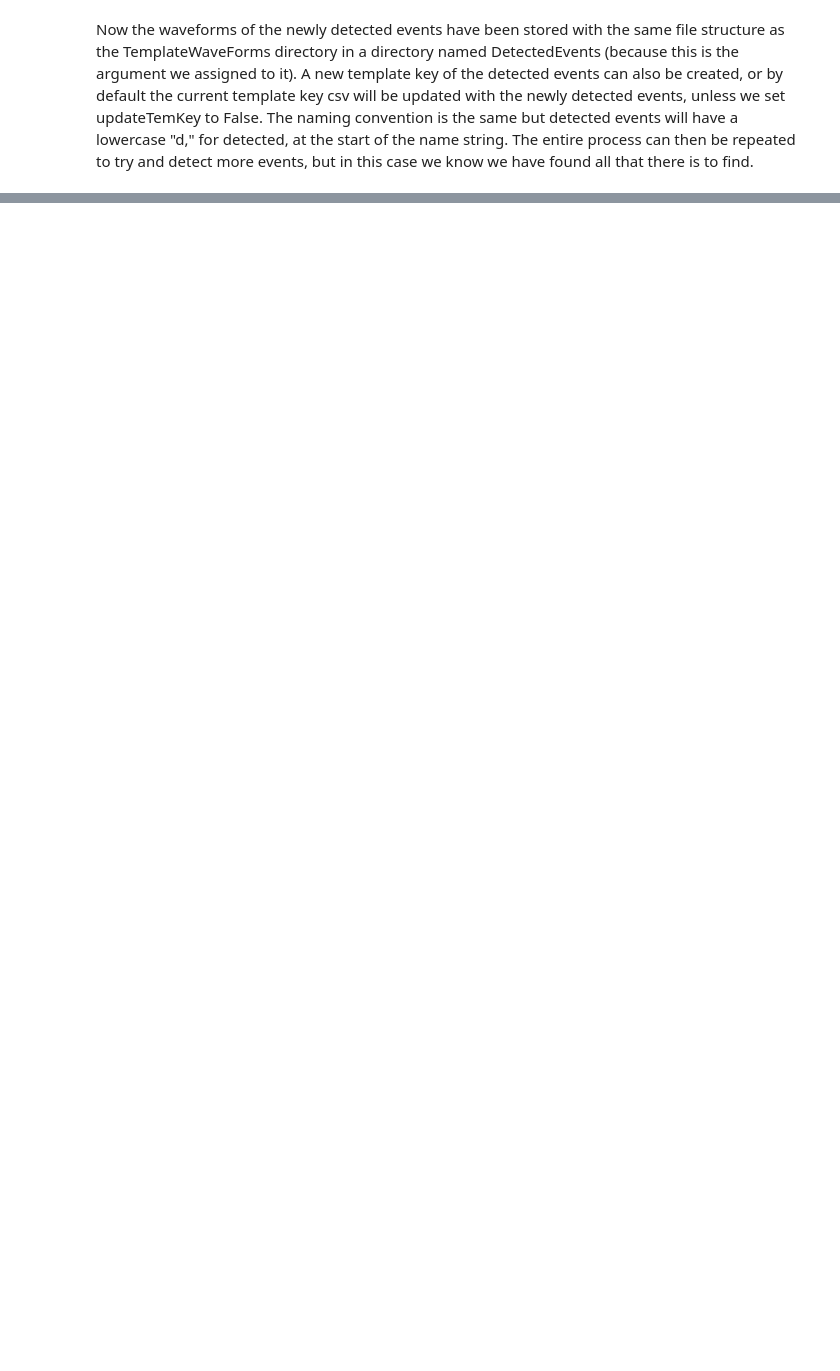
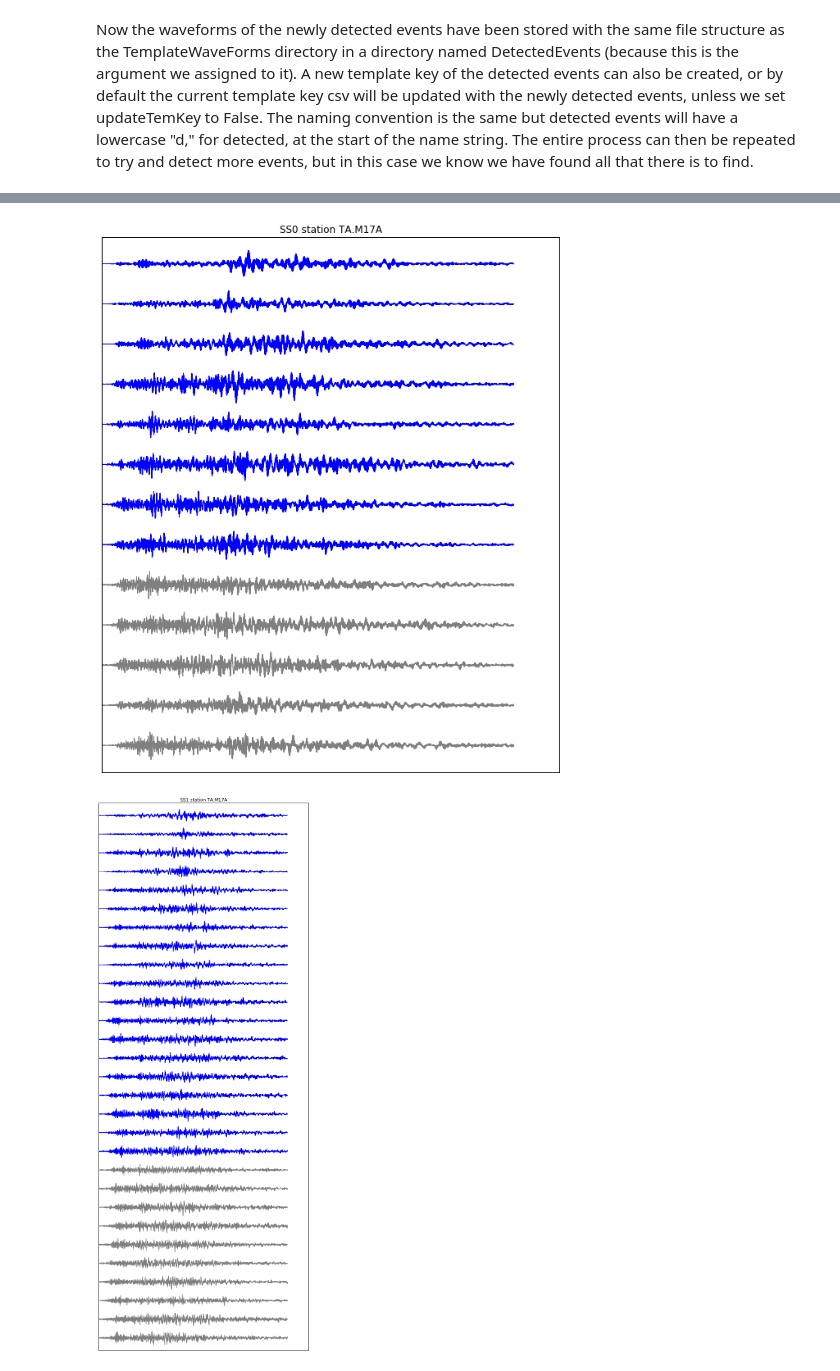
Before and after one commit to d-chambers/Detex, a Jupyter notebook: Tutorial/Intro/intro.ipynb, the cells around one changed output, grey strips where cells are left out. Saved outputs shown, nothing was run; the diff lists cells and outputs as text; code cells hidden in the pictures; blank space fills up the shorter version.

```diff
--- a/Tutorial/Intro/intro.ipynb
+++ b/Tutorial/Intro/intro.ipynb
@@ -265,0 +287,5 @@ Now the waveforms of the newly detected events have been stored with the same fi
+# %%
+ss.plotBasisVectors()
+# %% [output]
+[figure, added]
+[figure, added]
```
Also changed, not shown: parts of 7 cells of this notebook, 43 other files.
